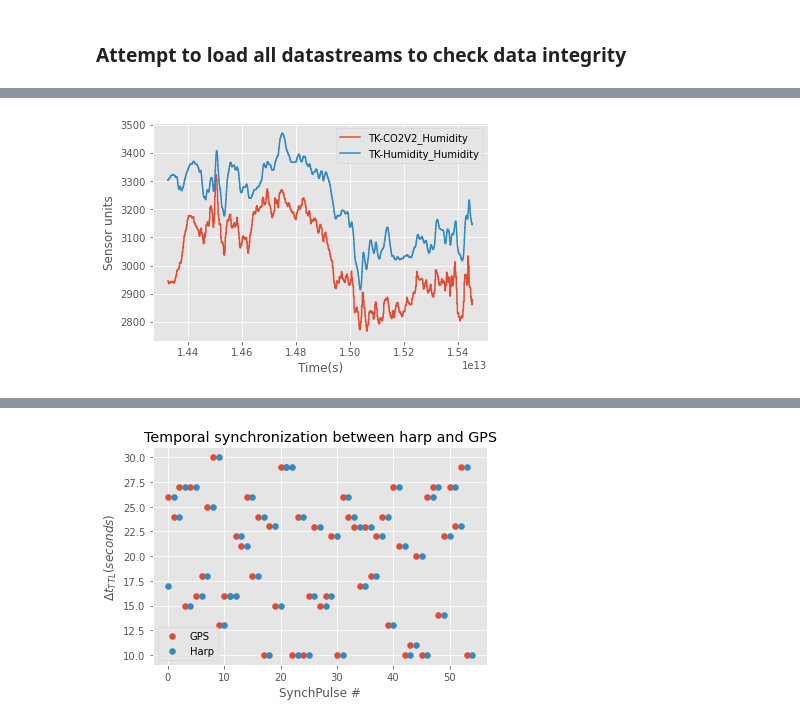
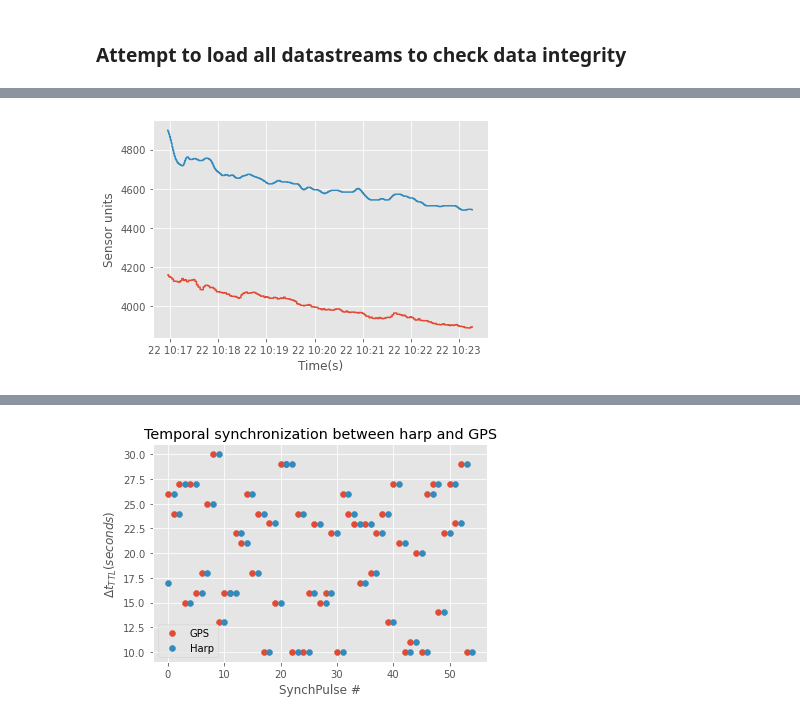
Before and after one commit to emotional-cities/pluma-experiments, a Jupyter notebook: 20092022/Analysis/AnalysisCode/DemoAnalysis.ipynb, the cells around one changed output, grey strips where cells are left out. Saved outputs shown, nothing was run; the diff lists cells and outputs as text; code cells hidden in the pictures.

Commit message:
Add streams

```diff
--- a/20092022/Analysis/AnalysisCode/DemoAnalysis.ipynb
+++ b/20092022/Analysis/AnalysisCode/DemoAnalysis.ipynb
@@ -12,7 +20,6 @@ plt.style.use('ggplot')
 # %%
-stream_root_folder = (r"C:\Users\neurogears\NeuroGEARS Ltd\Emotional Cities - Documents\Experiment Control and Acquisition\Datasets\17_06_2022\Data\2022_08_15_13_50_30")
-stream_root_folder = r"C:\Users\bfpcr\Desktop\2022_08_15_13_50_30"
+stream_root_folder = r"C:\Users\neurogears\Desktop\ControlBenchmarkRun_empatica_harp_synch_2022_09_22_11_16_56"
 
-session_time = datetime.datetime.strptime(stream_root_folder.split('\\')[-1], '%Y_%m_%d_%H_%M_%S')
+#session_time = datetime.datetime.strptime(stream_root_folder.split('\\')[-1], '%Y_%m_%d_%H_%M_%S')
 # %% [markdown]
 ### Attempt to load all datastreams to check data integrity
@@ -54,0 +26,6 @@ Stream PupilLabs_LSLSampleArray has more than a single collumn. Skipping...
+# %%
+stream = load_harp_stream(streams.TK.AirQuality.Temperature, root=stream_root_folder)
+fig = plt.figure(figsize=(15,5))
+plt.xlabel("Time")
+plt.ylabel("Signal")
+plt.plot((stream))
@@ -55,19 +35,16 @@ Stream PupilLabs_LSLSampleArray has more than a single collumn. Skipping...
 # %%
 plt.figure()
 
-stream = "TK-AmbientLight_AmbientLight"
-stream = "TK-CO2V2_Temperature"
-streams = ["TK-CO2V2_Humidity", "TK-Humidity_Humidity"]
-for stream in streams:
-    stream_path = ecu.get_stream_path(stream,
-                        root = stream_root_folder,
-                        ext ="")
-    stream_data = ecu.read_harp_bin(stream_path)
-    plt.plot(stream_data.index,(stream_data["Value"]),label = stream)
+stream_list = [
+    streams.TK.CO2V2.Humidity,
+    streams.TK.Humidity.Humidity]
+
+for stream in stream_list:
+    stream = load_harp_stream(stream, root=stream_root_folder)
+    plt.plot(stream)
 
 plt.ylabel("Sensor units")
 plt.xlabel("Time(s)")
-plt.legend()
 plt.show()
 # %% [output]
-[figure, old version]
+[figure, new version]
```
Also changed, not shown: parts of 12 cells of this notebook, 4 other files.
